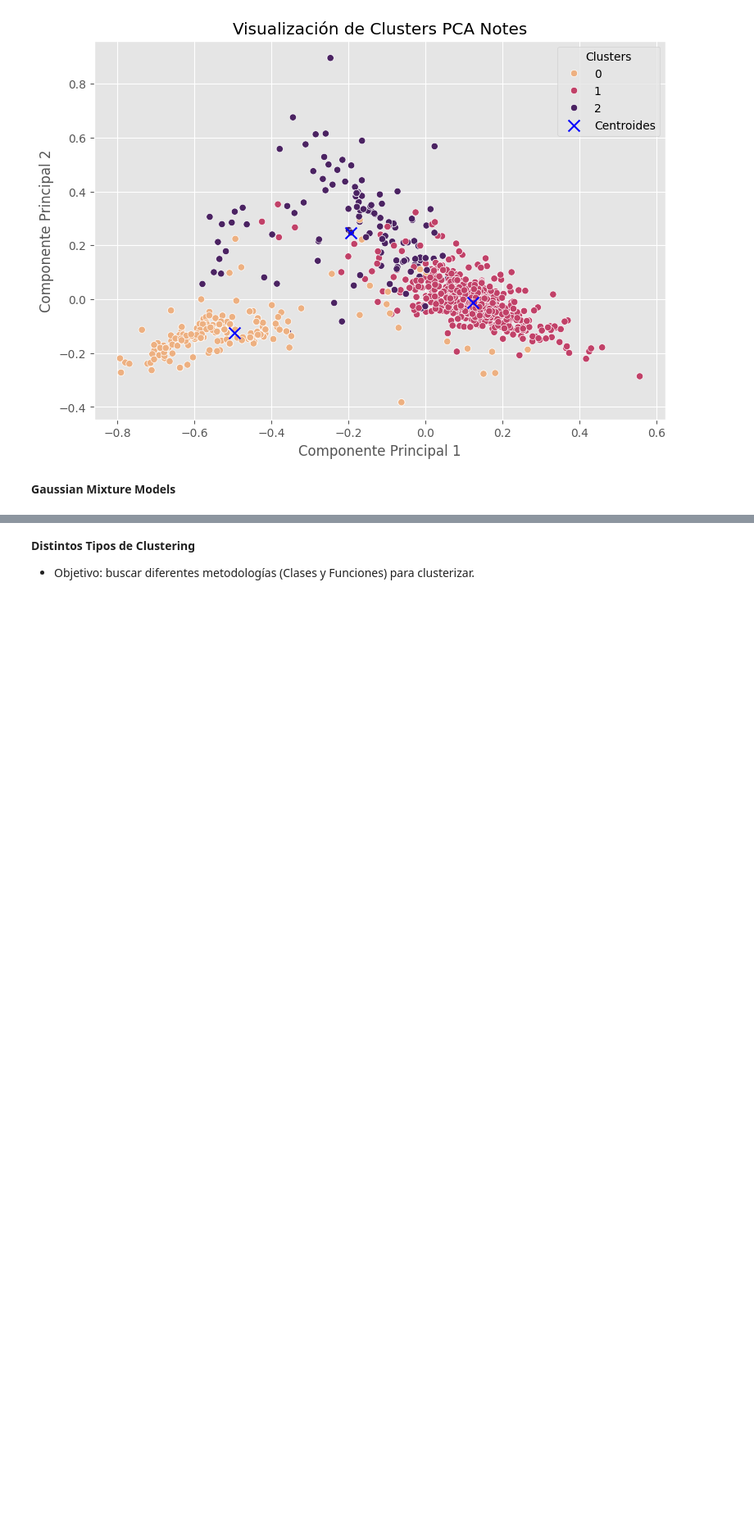
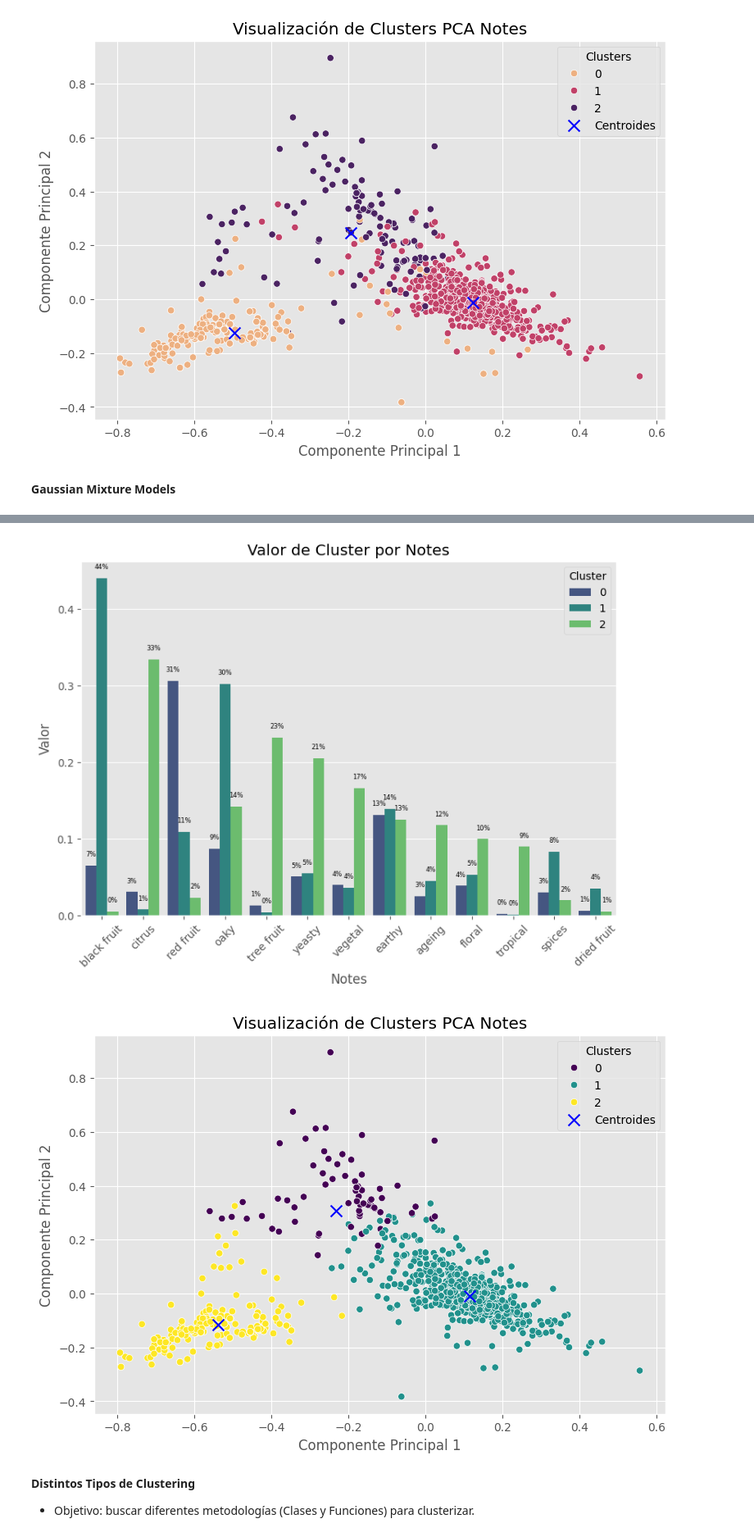
Before and after one commit to Tino27Gut/WineRecommendation, a Jupyter notebook: notebooks/EDA/04_advanced_analysis.ipynb, the cells around one changed output, grey strips where cells are left out. Shown: that part at 82% size. Cells and saved outputs as stored; diff of their text form; code cells hidden in the pictures; blank space fills up the shorter version.

Commit message:
Finalicé Gaussian Mixture Models

```diff
--- a/notebooks/EDA/04_advanced_analysis.ipynb
+++ b/notebooks/EDA/04_advanced_analysis.ipynb
@@ -508,0 +594,66 @@ __Gaussian Mixture Models__
+# %%
+gmm_scld_notes_df = scld_notes_df.copy()
+
+X = scld_notes_arr
+
+ggm_notes = GaussianMixture(n_components=3, covariance_type="tied", random_state=0, n_init=5).fit(X)
+
+gmm_scld_notes_df["ggm_cluster"] = ggm_notes.predict(X)
+centers = gmm_scld_notes_df.groupby("ggm_cluster").mean().reset_index()
+
+
+# Bar Chart de Centroides
+
+cluster_centers_df = centers.melt(id_vars="ggm_cluster", var_name="notes", value_name="centroids")
+cluster_centers_df["ggm_cluster"] = cluster_centers_df["ggm_cluster"].astype(str)
+note_order = cluster_centers_df.groupby("notes")["centroids"].max().sort_values(ascending=False).index
+
+fig, ax = plt.subplots(figsize=(9,6))
+sns.barplot(
+    data=cluster_centers_df,
+    x="notes",
+    y="centroids",
+    hue="ggm_cluster",
+    palette="viridis",
+    order=note_order
+    )
+ax.set_title(f"Valor de Cluster por Notes")
+
+for bar in ax.patches[:-3]:
+    label = bar.get_height()
+    ax.text(
+        x = bar.get_x() + bar.get_width() / 2,
+        y = label + 0.01,
+        s = f"{round(label*100)}%",
+        ha = "center",
+        va = "bottom",
+        fontsize=6
+    )
+
+ax.set_xlabel(f"Notes")
+ax.set_ylabel("Valor")
+ax.legend(title="Cluster")
+plt.setp(ax.get_xticklabels(), rotation=45)
+plt.show()
+
+
+# Scatter Plot con PCA
+
+pca = PCA(n_components=2)
+notes_pca = pca.fit_transform(gmm_scld_notes_df.drop(columns=["ggm_cluster"]))
+centers_pca = pca.transform(centers.drop(columns=["ggm_cluster"]))
+
+notes_pca_df = pd.DataFrame(notes_pca, columns= ["PC1", "PC2"])
+notes_pca_df["ggm_cluster"] = gmm_scld_notes_df["ggm_cluster"]
+
+fig, ax = plt.subplots(figsize=(9,6))
+sns.scatterplot(data=notes_pca_df, x="PC1", y="PC2", hue="ggm_cluster", palette="viridis")
+ax.scatter(centers_pca[:,0], centers_pca[:,1], c="blue", s=100, marker="x", label="Centroides")
+ax.set_title("Visualización de Clusters PCA Notes")
+ax.set_xlabel("Componente Principal 1")
+ax.set_ylabel("Componente Principal 2")
+ax.legend(title="Clusters")
+plt.show()
+# %% [output]
+[figure, added]
+[figure, added]
```
Also changed, not shown: parts of 7 cells of this notebook.
